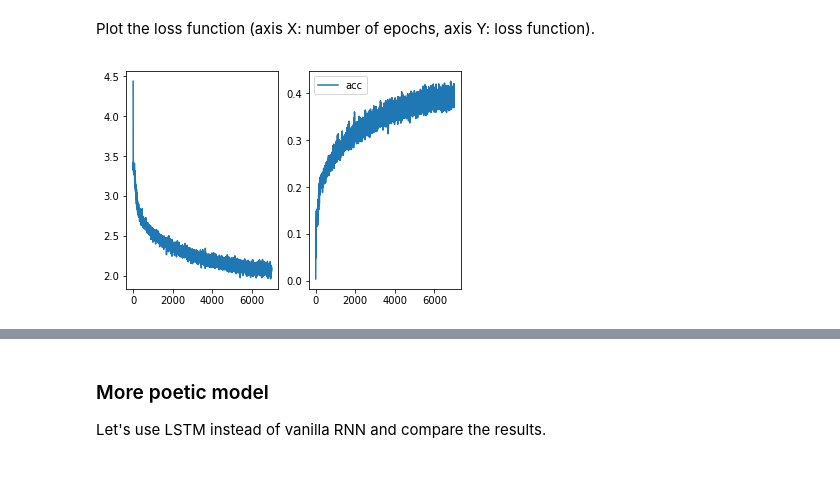
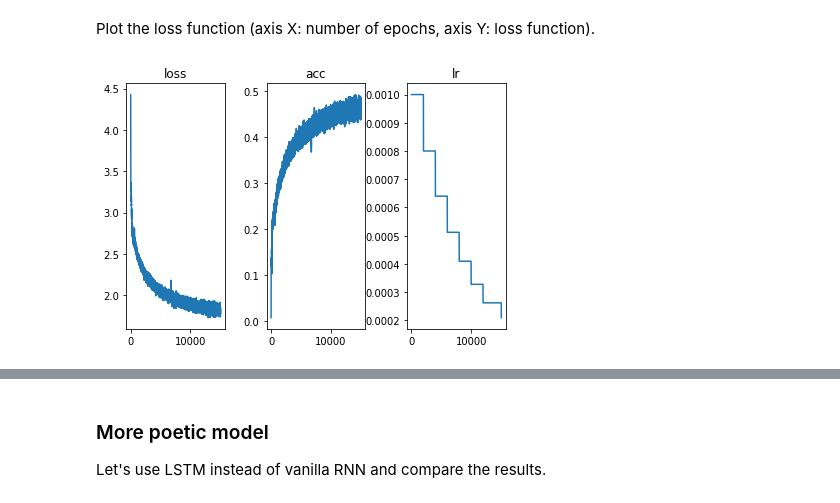
Before and after one commit to ermekaitygulov/made_nlp_course, a Jupyter notebook: homeworks/Lab01_Poetry_generation/Lab01_Poetry_generation.ipynb, the cells around one changed output, grey strips where cells are left out. Drawn from its saved outputs; the diff is of its cells as text; code cells hidden in the pictures; blank space fills up the shorter version.

```diff
--- a/homeworks/Lab01_Poetry_generation/Lab01_Poetry_generation.ipynb
+++ b/homeworks/Lab01_Poetry_generation/Lab01_Poetry_generation.ipynb
@@ -47,10 +27,0 @@ Now variable `text` is a list of strings. Join all the strings into one and lowe
-# %%
-# Join all the strings into one and lowercase it
-# Put result into variable text.
-
-# Your great code here
-text = ''.join(text).lower()
-
-assert len(text) == 100225, 'Are you sure you have concatenated all the strings?'
-assert not any([x in set(text) for x in string.ascii_uppercase]), 'Uppercase letters are present'
-print('OK!')
@@ -130,8 +99,15 @@ Now we want to build and train recurrent neural net which would be able to somet
 
 Let's use vanilla RNN, similar to the one created during the lesson.
 # %%
-text = '\n' + text[:-1]
-line_start_list = [i+1 for i, char in enumerate(text) if char == '\n']
+# text = '\n' + text[:-1]
+# word_start_list = [i+1 for i, char in enumerate(text) if char == ' ']
+word_start_list = []
+alph_char = idx_to_token[18:78]
+prev_char = ''
+for i, char in enumerate(text):
+    if prev_char == ' ' and char in alph_char:
+        word_start_list.append(i)
+    prev_char = char
 # %%
 # Your code here
 import torch, torch.nn as nn
@@ -185,8 +161,8 @@ def apply_char_dropout(matrix, keep_prop, replace_with=UNK_IX, pad_ix=PAD_IX,):
     return np.choose(dropout_mask, [matrix, rand_symb])
 
 
-def sample_lines(text, line_start_list, batch_size=32, max_len=100):
-    batch_start = sample(range(len(text)), batch_size)
+def sample_lines(text, word_start_list, batch_size=32, max_len=100):
+    batch_start = sample(word_start_list, batch_size) # sample(range(len(text)), batch_size)
     batch_seq = [text[i:i + max_len] for i in batch_start]
     return batch_seq
 # %% [markdown]
@@ -203,6 +179,7 @@ criterion = nn.CrossEntropyLoss(ignore_index = PAD_IX)
 opt = torch.optim.Adam(char_rnn.parameters())
 loss_history = []
 acc_history = []
+lr_history = []
 # %%
 def compute_accuracy(pred_logits, actual):
     total_n = (actual != PAD_IX).sum()
@@ -211,50 +188,57 @@ def compute_accuracy(pred_logits, actual):
     accuracy = (actual[non_pad] == pred_max[non_pad]).sum() / total_n
     return accuracy
 # %%
-MAX_LENGTH = 100
+MAX_LENGTH = 200
 BATCH_SIZE = 32
 KEEP_CHAR_PROB = 0.8
 char_rnn.train()
+scheduler = torch.optim.lr_scheduler.StepLR(opt, step_size=2000, gamma=0.8)
 
-for i in range(6000):
+for i in range(15000):
     opt.zero_grad()
-    batch_line = sample_lines(text, line_start_list, BATCH_SIZE, max_len=MAX_LENGTH)
+    batch_line = sample_lines(text, word_start_list, BATCH_SIZE, max_len=MAX_LENGTH)
     batch_token = as_matrix(batch_line, max_len=MAX_LENGTH)
 
     batch_input = batch_token[:, :-1]
     batch_input = apply_char_dropout(batch_input, KEEP_CHAR_PROB, UNK_IX, PAD_IX)
     batch_target = batch_token[:, 1:]
 
     batch_input = torch.tensor(batch_input, dtype=torch.int64).to(device)
     batch_target = torch.tensor(batch_target, dtype=torch.int64).to(device)
 
     first_state = char_rnn.init_state(BATCH_SIZE).to(device)
     pred_logits, _ = char_rnn(batch_input, first_state)
 
     # compute loss
     pred_logits = pred_logits.view(-1, pred_logits.shape[-1])
     batch_target = batch_target.view(-1)
 
     loss = criterion(pred_logits, batch_target)
 
     # train with backprop
     # YOUR CODE HERE
 
     loss.backward()
     opt.step()
+    scheduler.step()
 
     accuracy = compute_accuracy(pred_logits, batch_target)
     loss_history.append(loss.to('cpu').detach().numpy())
     acc_history.append(accuracy.to('cpu').detach().numpy())
+    lr_history.append(opt.param_groups[0]["lr"])
     if (i+1)%100==0:
         clear_output(True)
-        fig, axs = plt.subplots(1, 2)
+        fig, axs = plt.subplots(1, 3)
+        fig.tight_layout()
         axs[0].plot(loss_history, label='loss')
+        axs[0].set_title('loss')
         axs[1].plot(acc_history, label='acc')
-        plt.legend()
+        axs[1].set_title('acc')
+        axs[2].plot(lr_history, label='lr')
+        axs[2].set_title('lr')
         plt.show()
 # %% [output]
-[figure, old version]
+[figure, new version]
 # %%
 def pred_next(out, temperature):
     p_next = F.softmax(out / temperature, dim=-1).to('cpu').data.numpy()[0][0]
```
Also changed, not shown: parts of 16 cells of this notebook.
